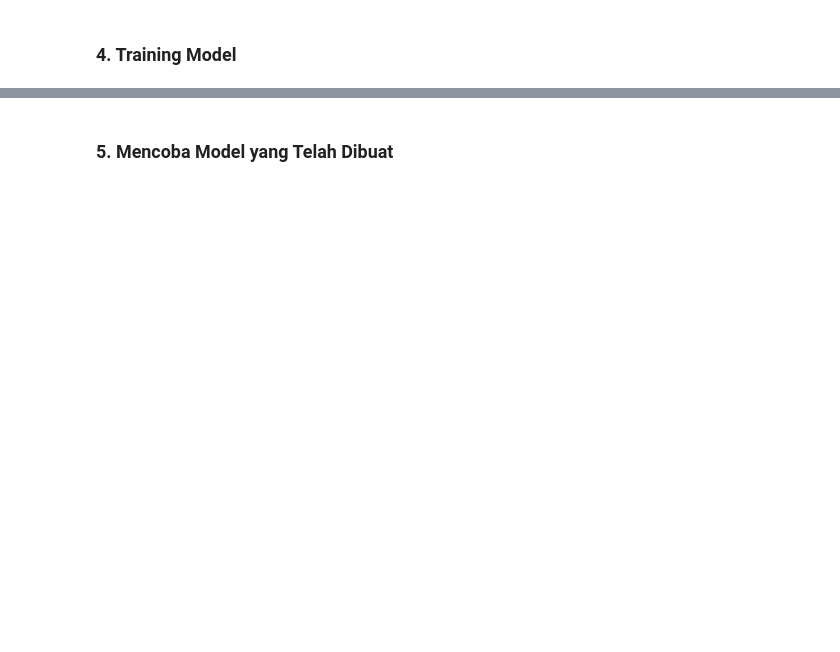
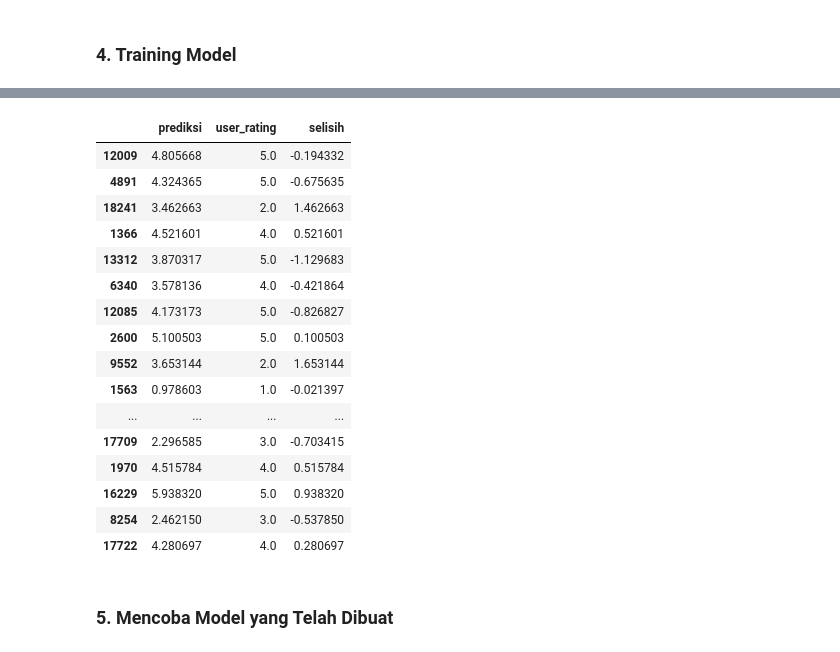
Before and after one commit to GilangAgungS/Film-Recommendation-Tensor, a Jupyter notebook: sistem_rekomendasi_film.ipynb, the cells around one changed output, grey strips where cells are left out. Saved outputs shown, nothing was run; the diff lists cells and outputs as text; code cells hidden in the pictures; blank space fills up the shorter version.

```diff
--- a/sistem_rekomendasi_film.ipynb
+++ b/sistem_rekomendasi_film.ipynb
@@ -211,0 +211,9 @@ model.evaluate([data_test.movie_id, data_test.user_id], data_test.user_rating)
+# %%
+#melihat beberapa perbandingan nilai rating yang sebenarnya dan nilai rating yang diprediksi
+prediksi = model.predict([data_test.movie_id, data_test.user_id])
+prediksi = prediksi.reshape(-1)
+prediksi = pd.DataFrame(prediksi, columns=['prediksi'])
+prediksi['user_rating'] = data_test['user_rating'].values
+prediksi['selisih'] = prediksi['prediksi'] - prediksi['user_rating']
+prediksi.sample(20)
+# %% [output]
@@ -212,3 +221,20 @@ model.evaluate([data_test.movie_id, data_test.user_id], data_test.user_rating)
+|  | prediksi | user_rating | selisih |
+| 12009 | 4.805668 | 5.0 | -0.194332 |
+| 4891 | 4.324365 | 5.0 | -0.675635 |
+| 18241 | 3.462663 | 2.0 | 1.462663 |
+| 1366 | 4.521601 | 4.0 | 0.521601 |
+| 13312 | 3.870317 | 5.0 | -1.129683 |
+| 6340 | 3.578136 | 4.0 | -0.421864 |
+| 12085 | 4.173173 | 5.0 | -0.826827 |
+| 2600 | 5.100503 | 5.0 | 0.100503 |
+| 9552 | 3.653144 | 2.0 | 1.653144 |
+| 1563 | 0.978603 | 1.0 | -0.021397 |
+| ... | ... | ... | ... |
+| 17709 | 2.296585 | 3.0 | -0.703415 |
+| 1970 | 4.515784 | 4.0 | 0.515784 |
+| 16229 | 5.938320 | 5.0 | 0.938320 |
+| 8254 | 2.462150 | 3.0 | -0.537850 |
+| 17722 | 4.280697 | 4.0 | 0.280697 |
 # %% [markdown]
 ### 5. Mencoba Model yang Telah Dibuat
 # %%
```
Also changed, not shown: parts of 11 cells of this notebook.
